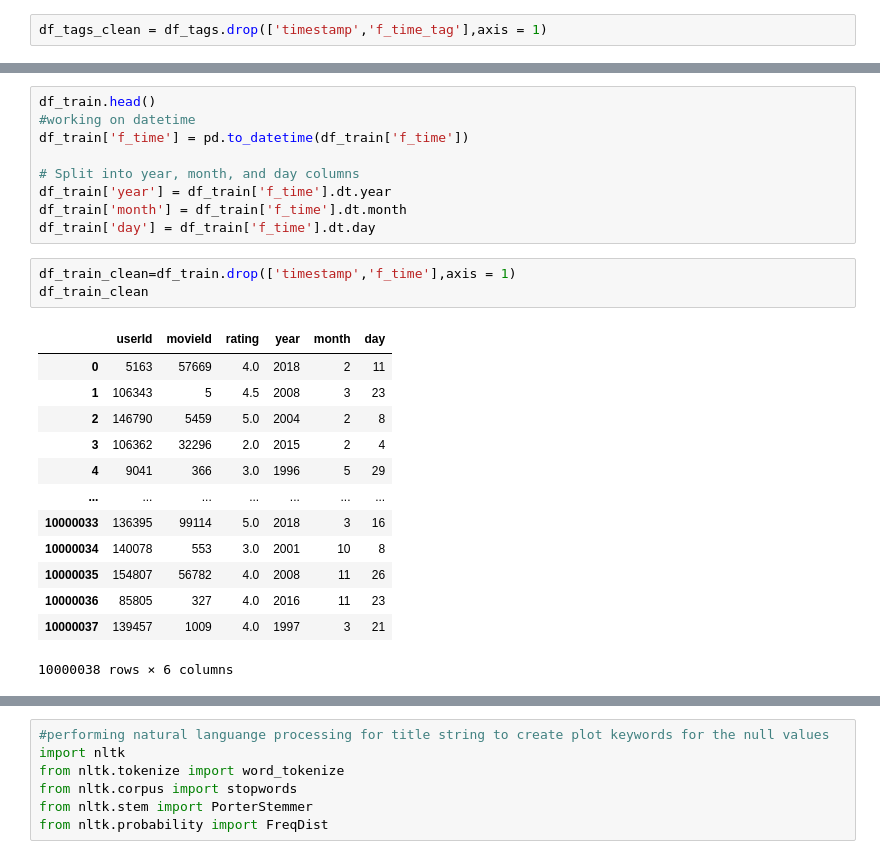
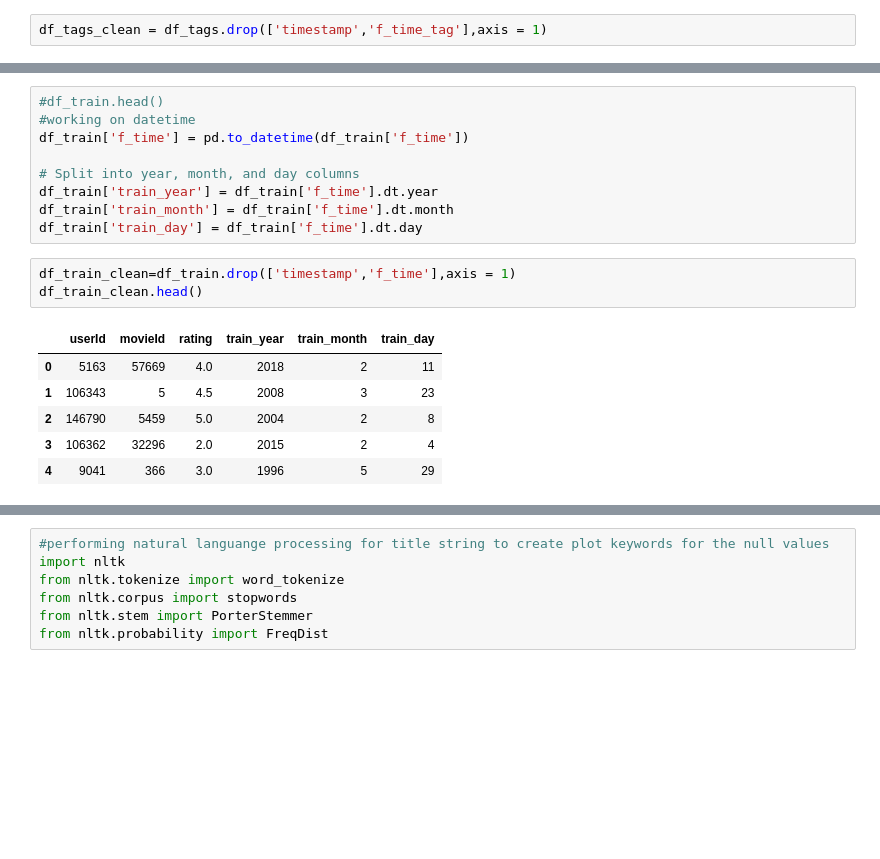
Before and after one commit to HlawuR/SmartRecommender, a Jupyter notebook: Unsupervised_skeleton_notebook.ipynb, the cells around one changed output, grey strips where cells are left out. Saved outputs shown, nothing was run; the diff lists cells and outputs as text; blank space fills up the shorter version.

```diff
--- a/Unsupervised_skeleton_notebook.ipynb
+++ b/Unsupervised_skeleton_notebook.ipynb
@@ -589,27 +507,20 @@ df_tags.head()
 # %%
-df_train.head()
+#df_train.head()
 #working on datetime
 df_train['f_time'] = pd.to_datetime(df_train['f_time'])
 
 # Split into year, month, and day columns
-df_train['year'] = df_train['f_time'].dt.year
-df_train['month'] = df_train['f_time'].dt.month
-df_train['day'] = df_train['f_time'].dt.day
+df_train['train_year'] = df_train['f_time'].dt.year
+df_train['train_month'] = df_train['f_time'].dt.month
+df_train['train_day'] = df_train['f_time'].dt.day
 # %%
 df_train_clean=df_train.drop(['timestamp','f_time'],axis = 1)
-df_train_clean
+df_train_clean.head()
 # %% [output]
-|  | userId | movieId | rating | year | month | day |
+|  | userId | movieId | rating | train_year | train_month | train_day |
 | 0 | 5163 | 57669 | 4.0 | 2018 | 2 | 11 |
 | 1 | 106343 | 5 | 4.5 | 2008 | 3 | 23 |
 | 2 | 146790 | 5459 | 5.0 | 2004 | 2 | 8 |
 | 3 | 106362 | 32296 | 2.0 | 2015 | 2 | 4 |
 | 4 | 9041 | 366 | 3.0 | 1996 | 5 | 29 |
-| ... | ... | ... | ... | ... | ... | ... |
-| 10000033 | 136395 | 99114 | 5.0 | 2018 | 3 | 16 |
-| 10000034 | 140078 | 553 | 3.0 | 2001 | 10 | 8 |
-| 10000035 | 154807 | 56782 | 4.0 | 2008 | 11 | 26 |
-| 10000036 | 85805 | 327 | 4.0 | 2016 | 11 | 23 |
-| 10000037 | 139457 | 1009 | 4.0 | 1997 | 3 | 21 |
-10000038 rows × 6 columns
 # %%
```
Also changed, not shown: parts of 60 cells of this notebook.
